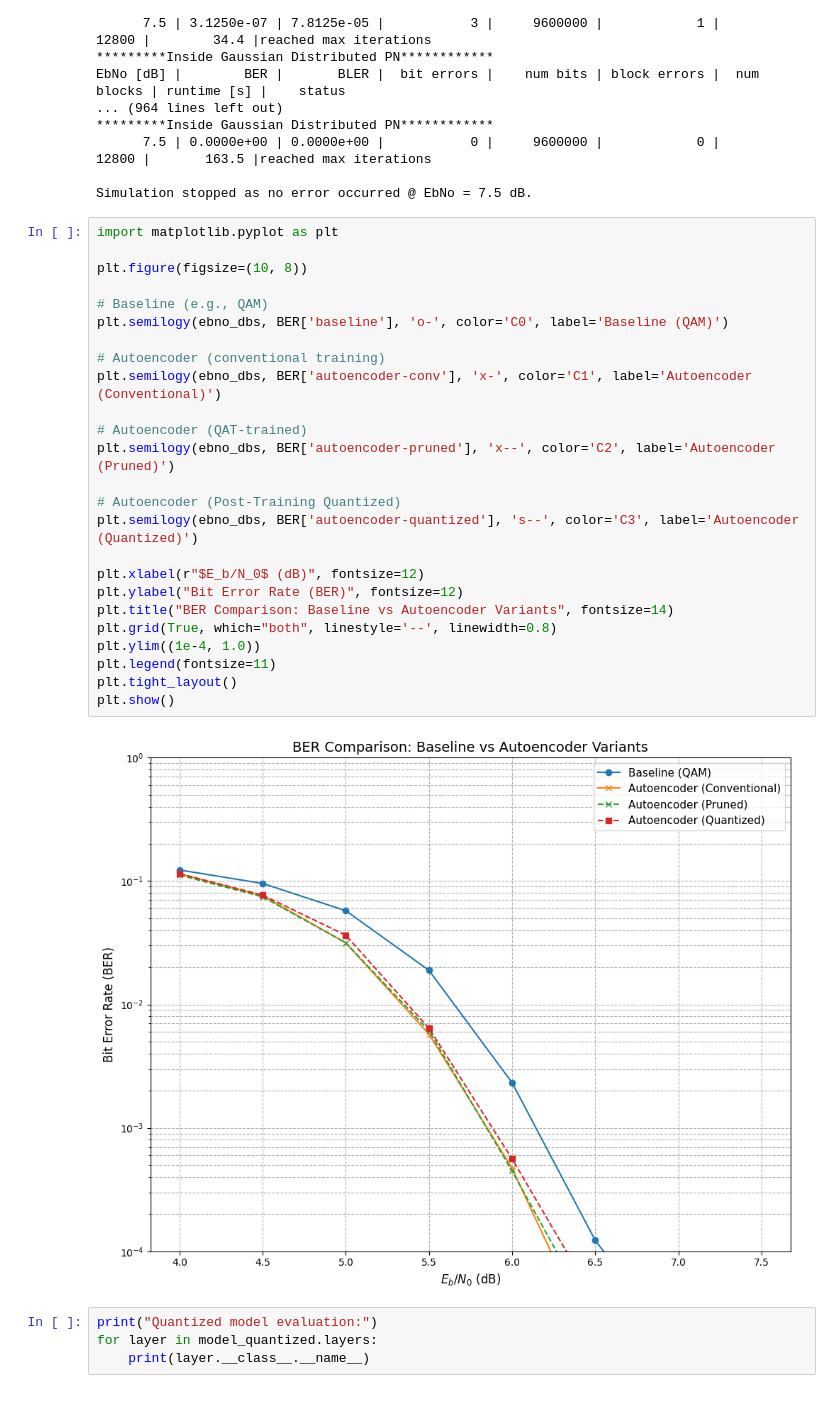
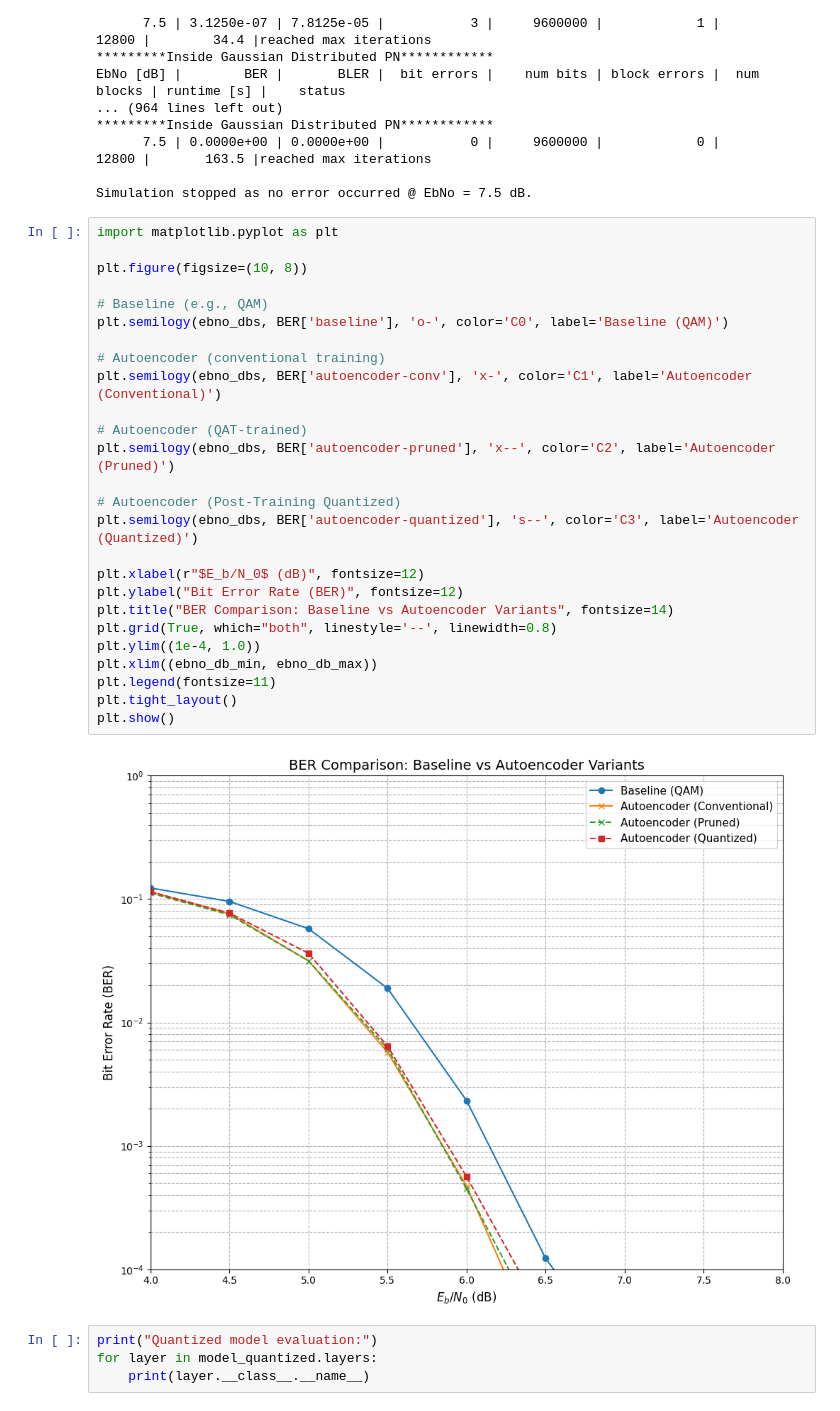
Before and after one commit to Joboreh97/Codes-that-function, a Jupyter notebook: tutorials/phy/functionalstyle_phasenoise_aware_64unit_pruned_demapper_conentional_constellation_used.ipynb, the cells around one changed output. Cells and saved outputs as stored; diff of their text form.

```diff
--- a/tutorials/phy/functionalstyle_phasenoise_aware_64unit_pruned_demapper_conentional_constellation_used.ipynb
+++ b/tutorials/phy/functionalstyle_phasenoise_aware_64unit_pruned_demapper_conentional_constellation_used.ipynb
@@ -1212,30 +1212,31 @@ Simulation stopped as no error occurred @ EbNo = 7.5 dB.
 # %%
 import matplotlib.pyplot as plt
 
 plt.figure(figsize=(10, 8))
 
 # Baseline (e.g., QAM)
 plt.semilogy(ebno_dbs, BER['baseline'], 'o-', color='C0', label='Baseline (QAM)')
 
 # Autoencoder (conventional training)
 plt.semilogy(ebno_dbs, BER['autoencoder-conv'], 'x-', color='C1', label='Autoencoder (Conventional)')
 
 # Autoencoder (QAT-trained)
 plt.semilogy(ebno_dbs, BER['autoencoder-pruned'], 'x--', color='C2', label='Autoencoder (Pruned)')
 
 # Autoencoder (Post-Training Quantized)
 plt.semilogy(ebno_dbs, BER['autoencoder-quantized'], 's--', color='C3', label='Autoencoder (Quantized)')
 
 plt.xlabel(r"$E_b/N_0$ (dB)", fontsize=12)
 plt.ylabel("Bit Error Rate (BER)", fontsize=12)
 plt.title("BER Comparison: Baseline vs Autoencoder Variants", fontsize=14)
 plt.grid(True, which="both", linestyle='--', linewidth=0.8)
 plt.ylim((1e-4, 1.0))
+plt.xlim((ebno_db_min, ebno_db_max))
 plt.legend(fontsize=11)
 plt.tight_layout()
 plt.show()
 # %% [output]
-[figure, old version]
+[figure, new version]
 # %%
 print("Quantized model evaluation:")
 for layer in model_quantized.layers:
```
